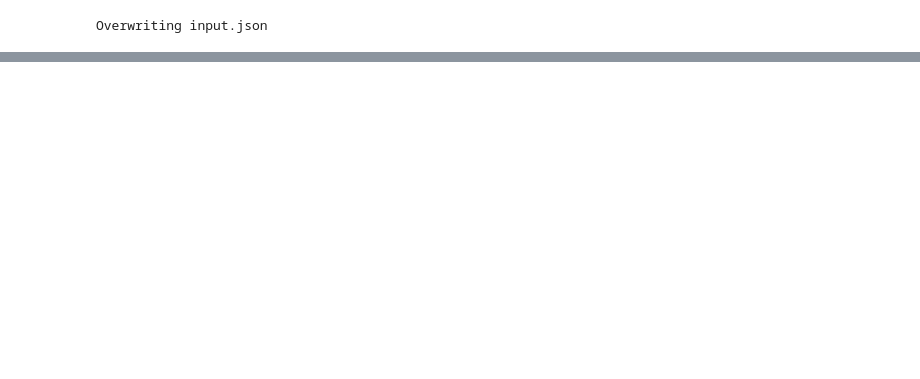
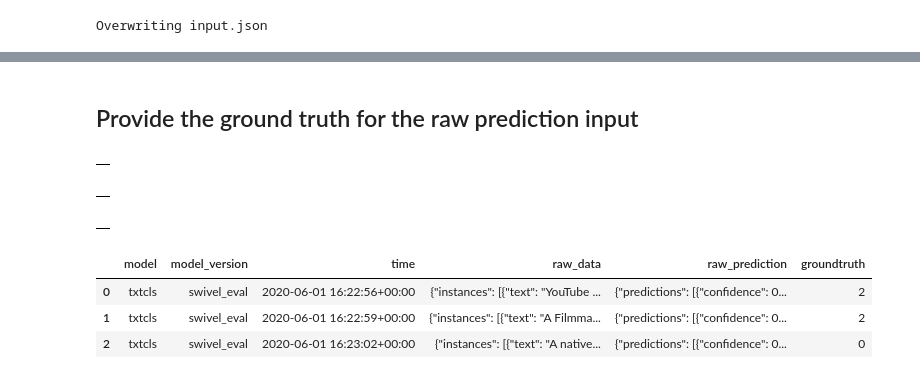
Before and after one commit to GoogleCloudPlatform/ml-design-patterns, a Jupyter notebook: 05_resilience/continuous_eval.ipynb, the cells around one changed output, grey strips where cells are left out. Cells and saved outputs as stored; diff of their text form; code cells hidden in the pictures; blank space fills up the shorter version.

```diff
--- a/05_resilience/continuous_eval.ipynb
+++ b/05_resilience/continuous_eval.ipynb
@@ -285,0 +348,37 @@ response
+# %% [markdown]
+## Provide the ground truth for the raw prediction input
+# %%
+%%bigquery
+UPDATE `txtcls_eval.swivel_eval_job`
+SET
+    groundtruth = '1'
+WHERE
+    raw_data = '{"instances": [{"text": "A Filmmaker Put Away for Tax Fraud Takes Us Inside a British Prison"}]}';
+# %% [output]
+|  |
+# %%
+%%bigquery
+UPDATE `txtcls_eval.swivel_eval_job`
+SET
+    groundtruth = '2'
+WHERE
+    raw_data = '{"instances": [{"text": "A Filmmaker Put Away for Tax Fraud Takes Us Inside a British Prison"}]}';
+# %% [output]
+|  |
+# %%
+%%bigquery
+UPDATE `txtcls_eval.swivel_eval_job`
+SET
+    groundtruth = '0'
+WHERE
+    raw_data = '{"instances": [{"text": "A native Mac app wrapper for WhatsApp Web"}]}';
+# %% [output]
+|  |
+# %%
+%%bigquery
+SELECT * FROM `munn-sandbox.txtcls_eval.swivel_eval_job`
+# %% [output]
+|  | model | model_version | time | raw_data | raw_prediction | groundtruth |
+| 0 | txtcls | swivel_eval | 2020-06-01 16:22:56+00:00 | {"instances": [{"text": "YouTube ... | {"predictions": [{"confidence": 0... | 2 |
+| 1 | txtcls | swivel_eval | 2020-06-01 16:22:59+00:00 | {"instances": [{"text": "A Filmma... | {"predictions": [{"confidence": 0... | 2 |
+| 2 | txtcls | swivel_eval | 2020-06-01 16:23:02+00:00 | {"instances": [{"text": "A native... | {"predictions": [{"confidence": 0... | 0 |
```
Also changed, not shown: parts of 34 cells of this notebook.
